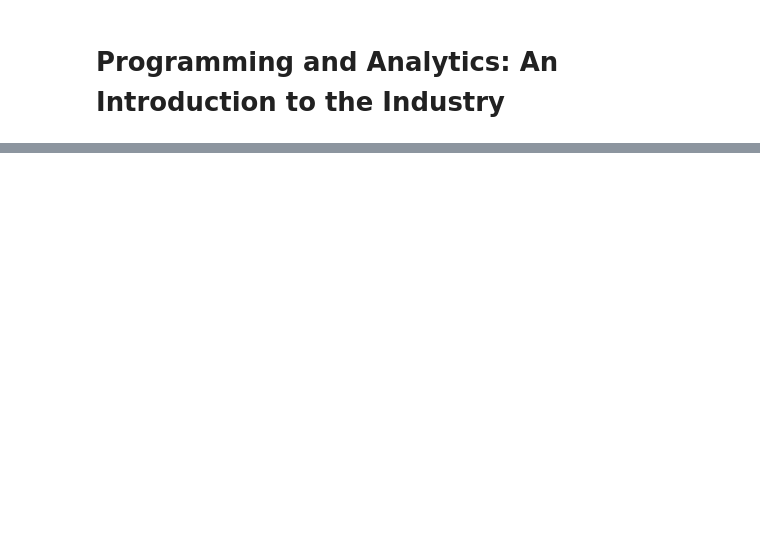
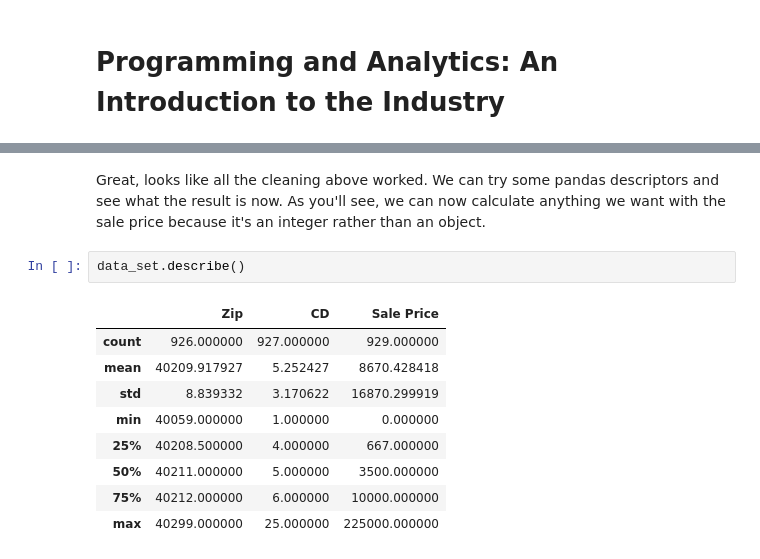
Before and after one commit to WillTirone/CodeLouisville_Examples, a Jupyter notebook: analytics_presentation.ipynb, the cells around one changed output, grey strips where cells are left out. Drawn from its saved outputs; the diff is of its cells as text; blank space fills up the shorter version.

```diff
--- a/analytics_presentation.ipynb
+++ b/analytics_presentation.ipynb
@@ -38,0 +160,14 @@ These were created often by universities or individuals and are completely free,
+# %% [markdown]
+Great, looks like all the cleaning above worked. We can try some pandas descriptors and see what the result is now. As you'll see, we can now calculate anything we want with the sale price because it's an integer rather than an object.
+# %%
+data_set.describe()
+# %% [output]
+|  | Zip | CD | Sale Price |
+| count | 926.000000 | 927.000000 | 929.000000 |
+| mean | 40209.917927 | 5.252427 | 8670.428418 |
+| std | 8.839332 | 3.170622 | 16870.299919 |
+| min | 40059.000000 | 1.000000 | 0.000000 |
+| 25% | 40208.500000 | 4.000000 | 667.000000 |
+| 50% | 40211.000000 | 5.000000 | 3500.000000 |
+| 75% | 40212.000000 | 6.000000 | 10000.000000 |
+| max | 40299.000000 | 25.000000 | 225000.000000 |
```
Also changed, not shown: parts of 17 cells of this notebook, 1 other file.
